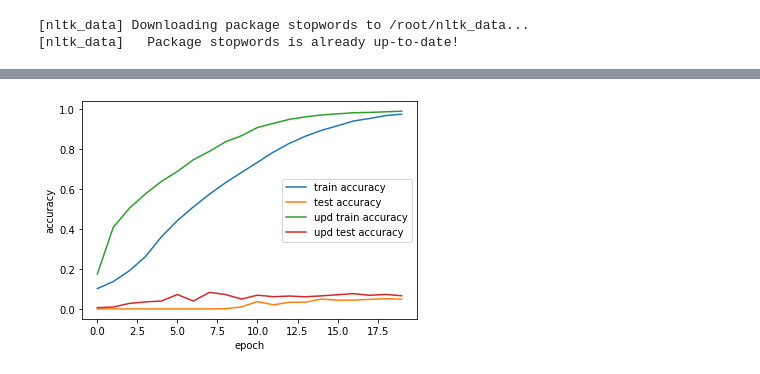
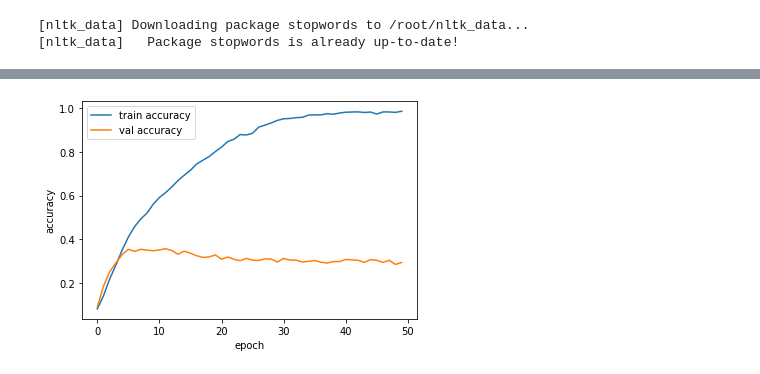
Before and after one commit to winkey1rd/Text-Data-analysis, a Jupyter notebook: Text_Data_analysis.ipynb, the cells around one changed output, grey strips where cells are left out. Cells and saved outputs as stored; diff of their text form; code cells hidden in the pictures.

Commit message:
fix  validation split

```diff
--- a/Text_Data_analysis.ipynb
+++ b/Text_Data_analysis.ipynb
@@ -246,11 +193,12 @@ from tensorflow.keras.layers import Dense, Embedding, MaxPooling1D, Conv1D, Glob
 model_cnn = Sequential()
 model_cnn.add(Embedding(num_words, 32, input_length=max_text_len))
 
-model_cnn.add(Conv1D(3*file_names_size**2, 5, padding='valid', activation='relu'))
+model_cnn.add(Conv1D(500, 5, padding='valid', activation='relu'))
 model_cnn.add(GlobalMaxPooling1D())
 model_cnn.add(Dropout(0.2))
 
-model_cnn.add(Dense(file_names_size**2, activation='relu'))
+model_cnn.add(Dense(169, activation='relu'))
+model_cnn.add(Dropout(0.2))
 model_cnn.add(Dense(file_names_size, activation='softmax'))
 # %%
 model_cnn.compile(optimizer='adam',
@@ -282,7 +227,7 @@ _________________________________________________________________
 # %%
 from tensorflow.keras.callbacks import ModelCheckpoint
 # %%
-model_cnn_save_path = 'best_model_cnn.h5'
+model_cnn_save_path = 'cnn.h5'
 checkpoint_callback_cnn = ModelCheckpoint(model_cnn_save_path,
                                       monitor='val_accuracy',
                                       save_best_only=True,
@@ -296,8 +235,11 @@ upd_checkpoint_callback_cnn = ModelCheckpoint(upd_model_cnn_save_path,
+# %%
+random_seed = 2
+X_train, X_val, Y_train, Y_val = train_test_split(x_train, y_train, test_size = 0.1, random_state=random_seed)
 # %%
-history_cnn = model_cnn.fit(x_train,
-                            y_train,
-                            epochs=20,
+history_cnn = model_cnn.fit(X_train,
+                            Y_train,
+                            epochs=50,
+                            validation_data=(X_val, Y_val),
                             batch_size=256,
-                            validation_split=0.2,
                             callbacks=[checkpoint_callback_cnn])
 # %% [output]
@@ -348,18 +265,14 @@ import matplotlib.pyplot as plt
 # %%
 plt.plot(history_cnn.history['accuracy'],
          label='train accuracy')
 plt.plot(history_cnn.history['val_accuracy'],
-         label='test accuracy')
-plt.plot(upd_history_cnn.history['accuracy'],
-         label='upd train accuracy')
-plt.plot(upd_history_cnn.history['val_accuracy'],
-         label='upd test accuracy')
+         label='val accuracy')
 plt.xlabel('epoch')
 plt.ylabel('accuracy')
 plt.legend()
 plt.show()
 # %% [output]
-[figure, old version]
+[figure, new version]
 # %%
 model_lstm = Sequential()
 model_lstm.add(Embedding(num_words, 32, input_length=max_text_len))
```
Also changed, not shown: parts of 63 cells of this notebook.
